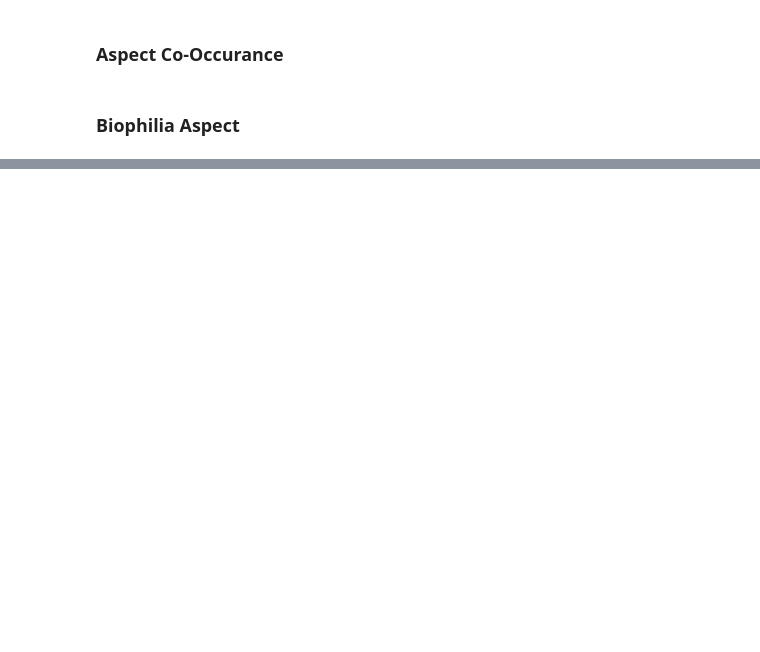
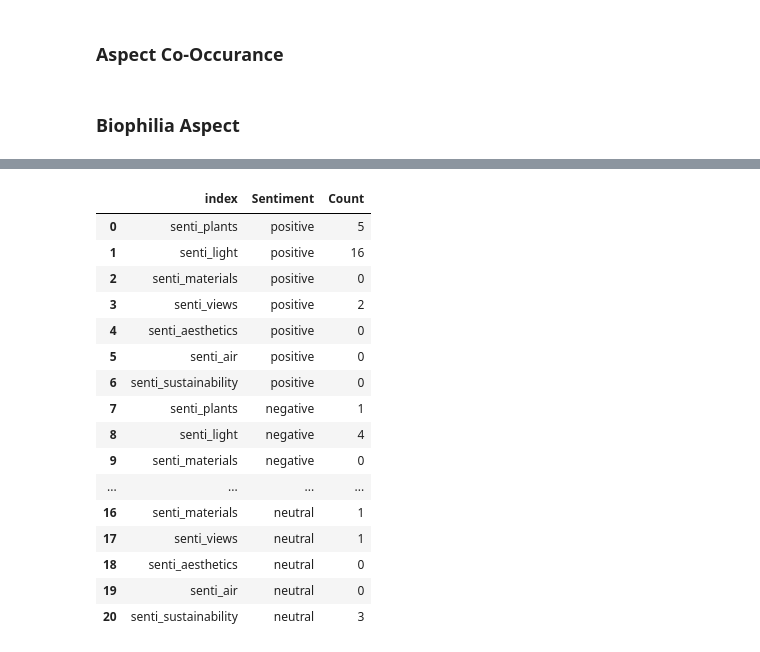
Before and after one commit to shrutirao94/language-comfort-emotions, a Jupyter notebook: sentiment-analysis.ipynb, the cells around one changed output, grey strips where cells are left out. Cells and saved outputs as stored; diff of their text form; code cells hidden in the pictures; blank space fills up the shorter version.

```diff
--- a/sentiment-analysis.ipynb
+++ b/sentiment-analysis.ipynb
@@ -703,0 +739,41 @@ bio_df
+# %%
+# Initialize counters for sentiment distribution
+sentiment_distribution = {
+    'positive': [],
+    'negative': [],
+    'neutral': []
+}
+
+# Iterate through sentiment columns and extract sentiment distributions
+for column in bio_df.columns[8:]:
+    sentiments = bio_df[column]
+    sentiment_count = {'positive': 0, 'negative': 0, 'neutral': 0}
+    for sentiment in sentiments:
+        if len(sentiment) > 0:
+            label = sentiment[0]['label']
+            sentiment_count[label] += 1
+    sentiment_distribution['positive'].append(sentiment_count['positive'])
+    sentiment_distribution['negative'].append(sentiment_count['negative'])
+    sentiment_distribution['neutral'].append(sentiment_count['neutral'])
+# %%
+dist_df = pd.DataFrame(sentiment_distribution, index=bio_df.columns[8:])
+dist_df = dist_df.melt(var_name='Sentiment', value_name='Count', ignore_index=False).reset_index()
+dist_df
+# %% [output]
+|  | index | Sentiment | Count |
+| 0 | senti_plants | positive | 5 |
+| 1 | senti_light | positive | 16 |
+| 2 | senti_materials | positive | 0 |
+| 3 | senti_views | positive | 2 |
+| 4 | senti_aesthetics | positive | 0 |
+| 5 | senti_air | positive | 0 |
+| 6 | senti_sustainability | positive | 0 |
+| 7 | senti_plants | negative | 1 |
+| 8 | senti_light | negative | 4 |
+| 9 | senti_materials | negative | 0 |
+| ... | ... | ... | ... |
+| 16 | senti_materials | neutral | 1 |
+| 17 | senti_views | neutral | 1 |
+| 18 | senti_aesthetics | neutral | 0 |
+| 19 | senti_air | neutral | 0 |
+| 20 | senti_sustainability | neutral | 3 |
```
Also changed, not shown: parts of 12 cells of this notebook.
